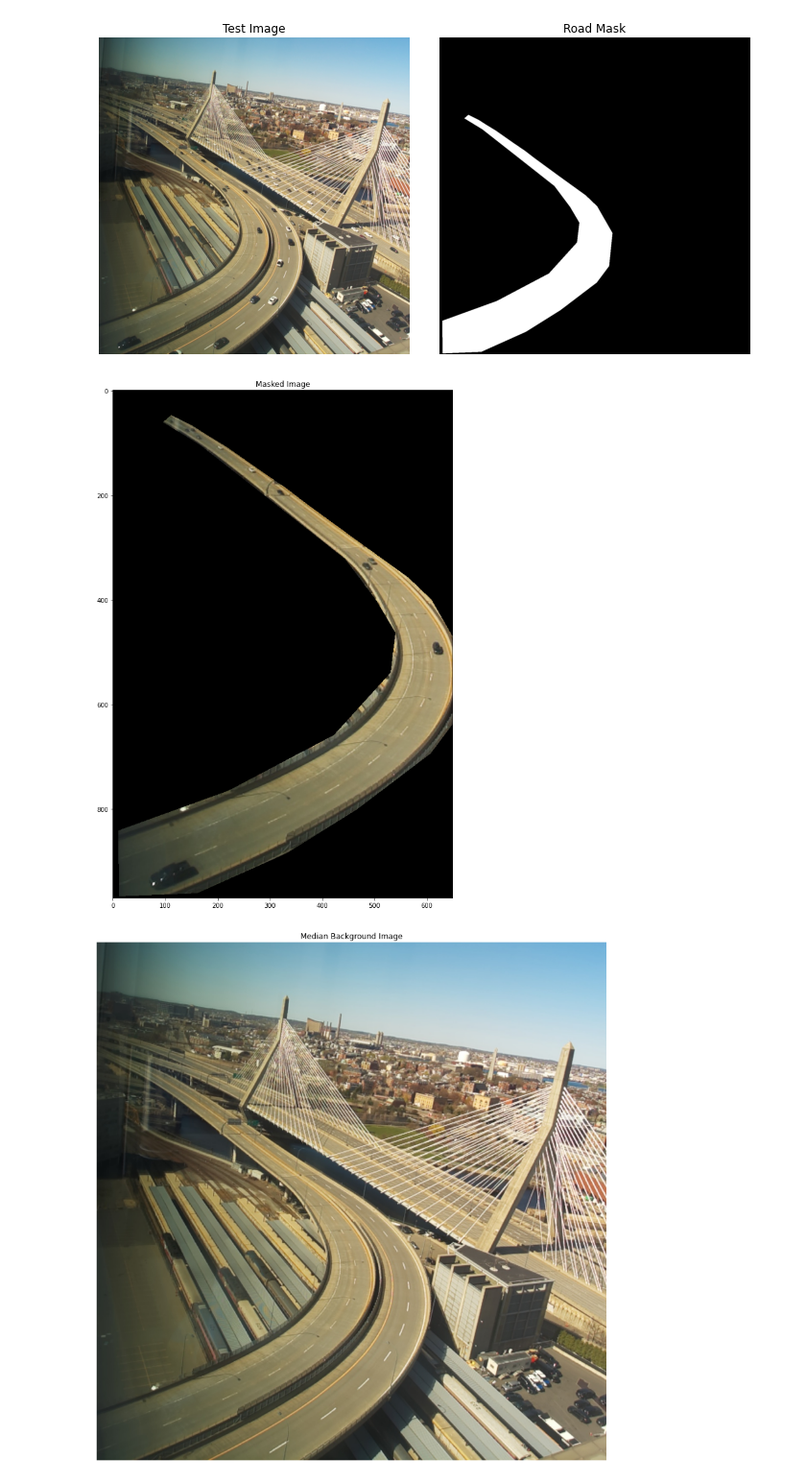
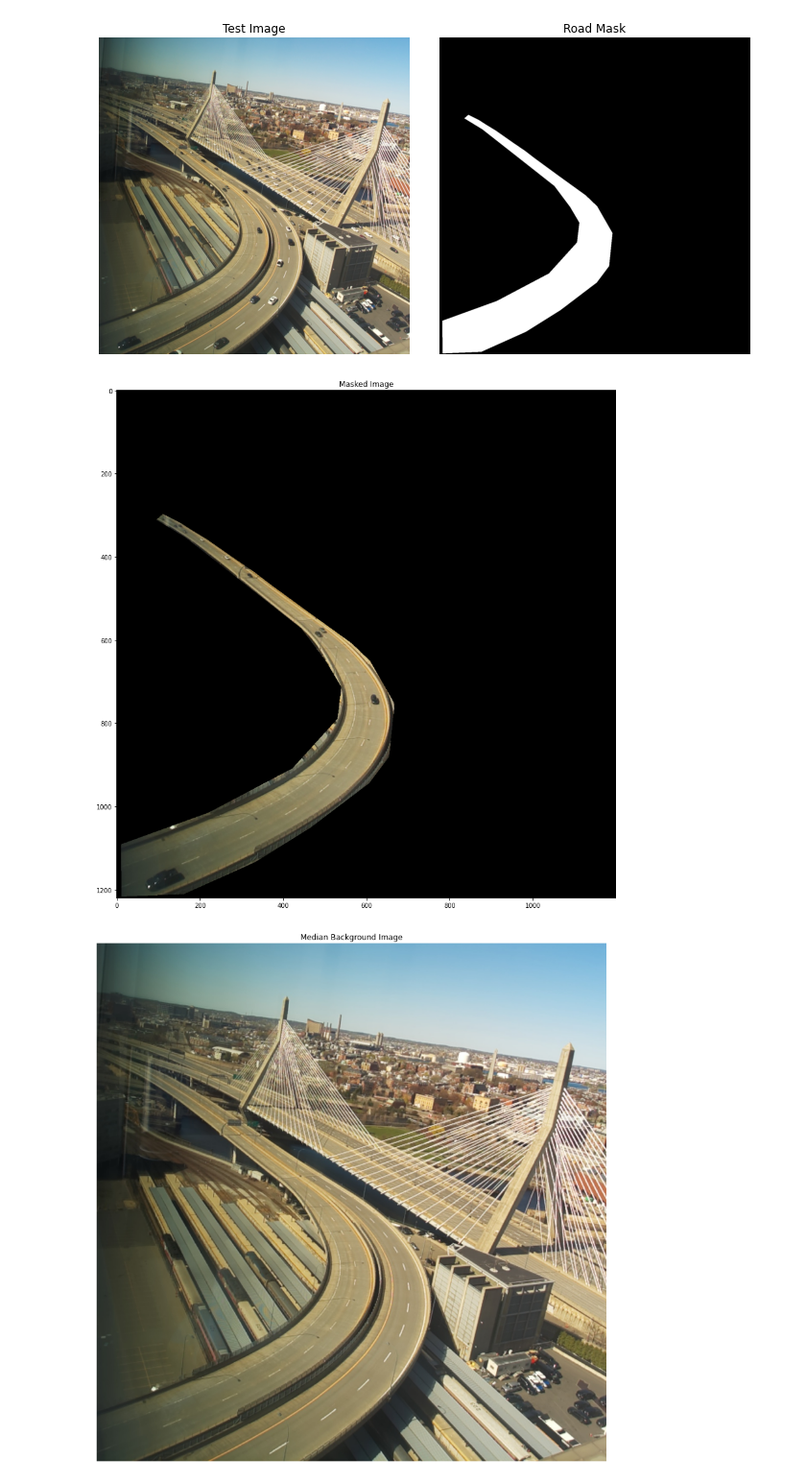
Before and after one commit to robertej19/EyeCandy, a Jupyter notebook: cv4.ipynb, the cells around one changed output. Shown at 96% size. Drawn from its saved outputs; the diff is of its cells as text; code cells hidden in the pictures.

```diff
--- a/cv4.ipynb
+++ b/cv4.ipynb
@@ -27,13 +27,13 @@ plt.show()
 # %%
 # Mask the test image with the road mask and trim to 200:height, 0:650
 h,w = road_mask.shape[:2]
 masked_image = cv2.bitwise_and(test_image, road_mask)
-masked_image = masked_image[250:h, 0:650]
+#masked_image = masked_image[250:h, 0:650]
 # Show the masked image
 plt.figure(figsize=(15, 15))
 plt.imshow(cv2.cvtColor(masked_image, cv2.COLOR_BGR2RGB))
 plt.title("Masked Image")
 #plt.axis("off")
 plt.show()
 # %% [output]
-[figure, old version]
+[figure, new version]
```
Also changed, not shown: parts of 6 cells of this notebook, 4 other files.
